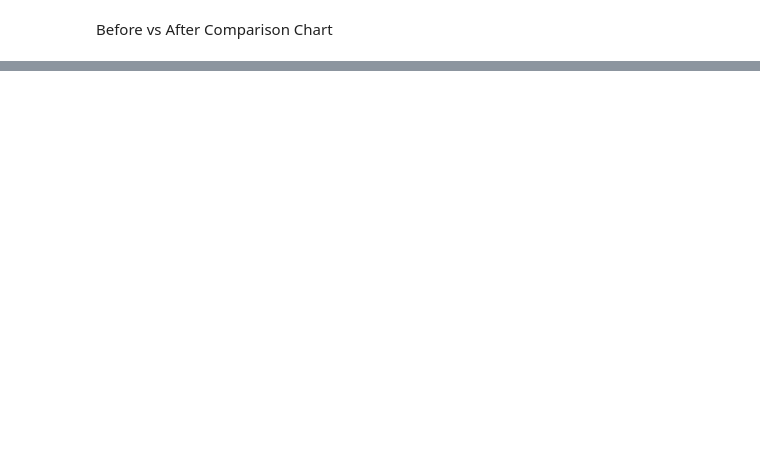
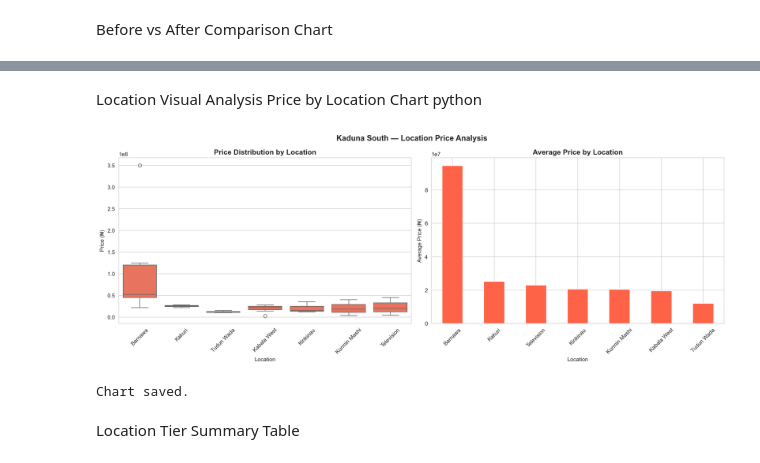
Before and after one commit to Makanaki662/transfer-learning-kaduna-house-price, a Jupyter notebook: outputs/analysis.ipynb, the cells around one changed output, grey strips where cells are left out. Cells and saved outputs as stored; diff of their text form; code cells hidden in the pictures; blank space fills up the shorter version.

```diff
--- a/outputs/analysis.ipynb
+++ b/outputs/analysis.ipynb
@@ -1267,0 +1593,20 @@ Chart saved as results_comparison.png
+# %%
+# Load saved models
+with open("models/gbr_model.pkl", "rb") as f:
+    gbr_model = pickle.load(f)
+
+print("GBR model loaded successfully.")
+
+# We need to match location tiers to the
+# same rows used in the main pipeline
+# Reuse X_kaduna index to extract matching tiers
+kaduna_with_loc = kaduna_with_loc.reset_index(
+    drop=True)
+
+# Extract tier using same index as X_kaduna
+loc_tier = kaduna_with_loc.loc[
+    X_kaduna.index, 'location_tier'].reset_index(
+    drop=True)
+
+print(f"\nLocation tiers extracted: {len(loc_tier)}")
+print(loc_tier.value_counts().sort_index())
@@ -1267,0 +1778,53 @@ Chart saved as results_comparison.png
+# %% [markdown]
+Location Visual Analysis
+ Price by Location Chart
+python
+# %%
+import matplotlib.pyplot as plt
+import seaborn as sns
+
+fig, axes = plt.subplots(1, 2, figsize=(16, 6))
+
+# Boxplot — price by location
+sns.boxplot(
+    data=kaduna_with_loc,
+    x='Location',
+    y='Price',
+    ax=axes[0],
+    color='tomato')
+axes[0].set_title(
+    "Price Distribution by Location",
+    fontsize=13, fontweight='bold')
+axes[0].set_xlabel("Location")
+axes[0].set_ylabel("Price (₦)")
+axes[0].tick_params(axis='x', rotation=45)
+
+# Bar chart — average price by location
+avg_price = kaduna_with_loc.groupby(
+    'Location')['Price'].mean().sort_values(
+    ascending=False)
+
+avg_price.plot(
+    kind='bar',
+    ax=axes[1],
+    color='tomato',
+    edgecolor='white')
+axes[1].set_title(
+    "Average Price by Location",
+    fontsize=13, fontweight='bold')
+axes[1].set_xlabel("Location")
+axes[1].set_ylabel("Average Price (₦)")
+axes[1].tick_params(axis='x', rotation=45)
+
+plt.suptitle(
+    "Kaduna South — Location Price Analysis",
+    fontsize=14, fontweight='bold')
+plt.tight_layout()
+plt.savefig("location_price_analysis.png", dpi=150)
+plt.show()
+print("Chart saved.")
+# %% [output]
+[figure, added]
+Chart saved.
+# %% [markdown]
+Location Tier Summary Table
```
Also changed, not shown: parts of 68 cells of this notebook, 21 other files.
